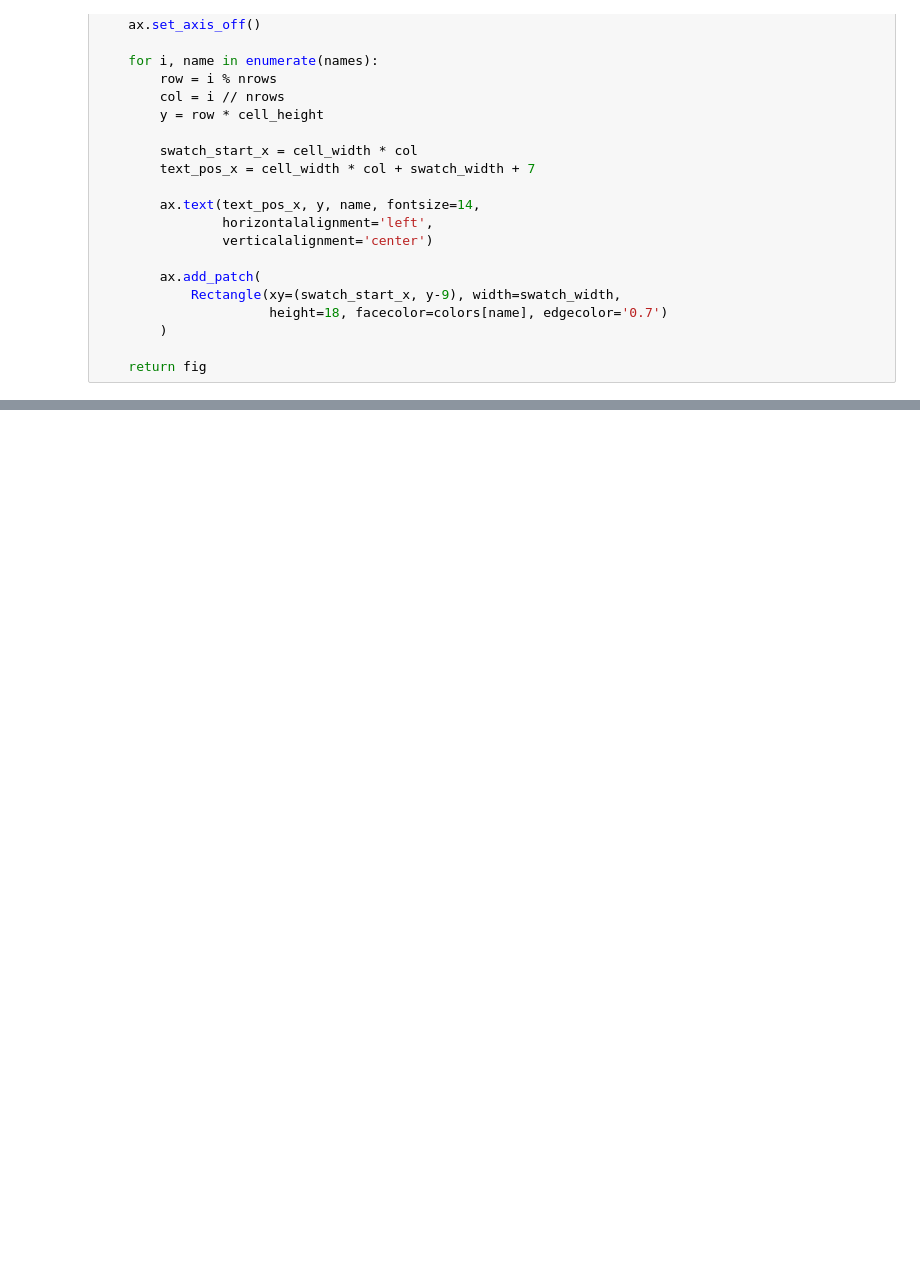
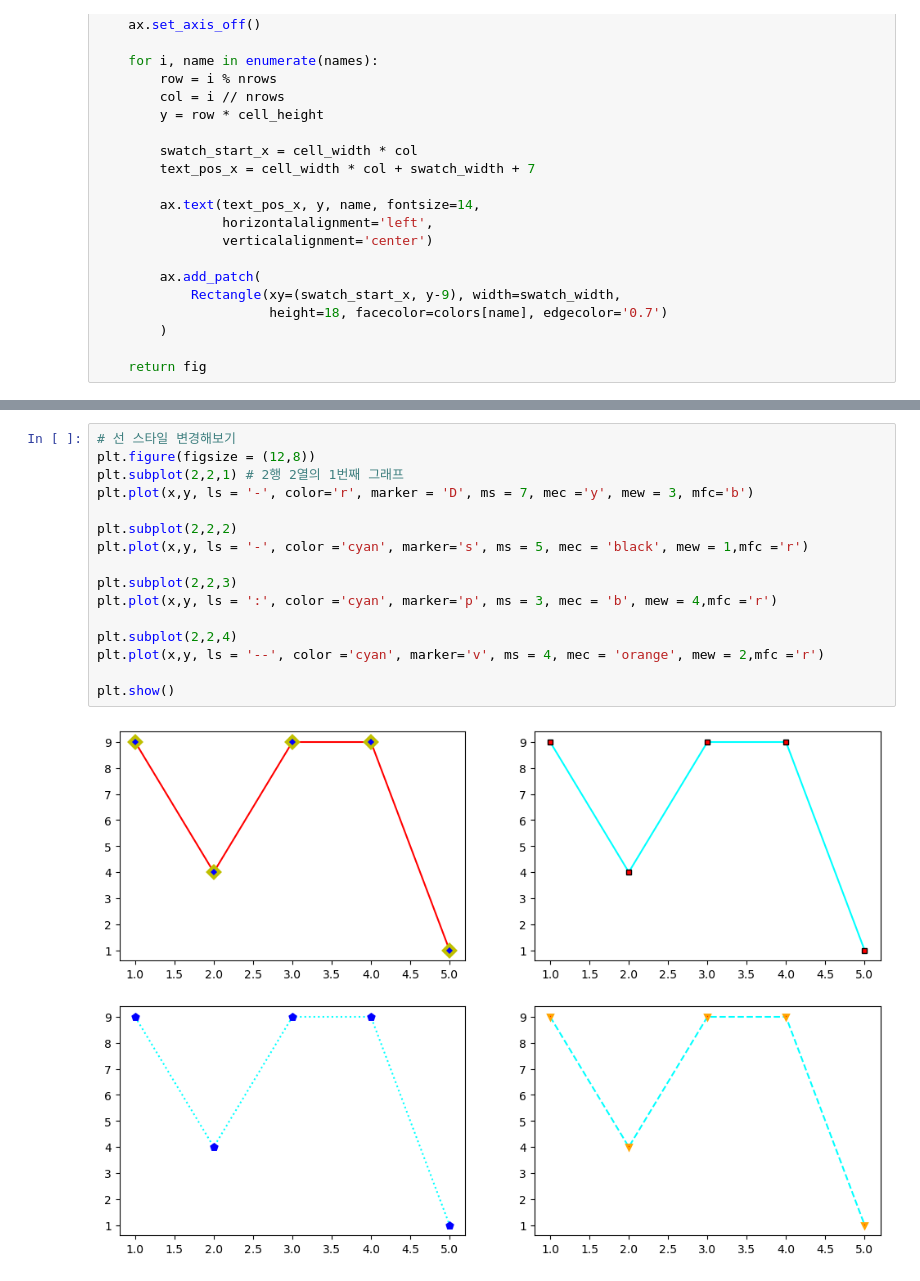
Before and after one commit to RunaHw/Python, a Jupyter notebook: PythonLib/Ex03_matplotlib_데이터시각화실습.ipynb, the cells around one changed output, grey strips where cells are left out. Cells and saved outputs as stored; diff of their text form; blank space fills up the shorter version.

```diff
--- a/PythonLib/Ex03_matplotlib_데이터시각화실습.ipynb
+++ b/PythonLib/Ex03_matplotlib_데이터시각화실습.ipynb
@@ -89,0 +92,18 @@ def plot_colortable(colors, *, ncols=4, sort_colors=True):
+# %%
+# 선 스타일 변경해보기
+plt.figure(figsize = (12,8))
+plt.subplot(2,2,1) # 2행 2열의 1번째 그래프
+plt.plot(x,y, ls = '-', color='r', marker = 'D', ms = 7, mec ='y', mew = 3, mfc='b')
+
+plt.subplot(2,2,2)
+plt.plot(x,y, ls = '-', color ='cyan', marker='s', ms = 5, mec = 'black', mew = 1,mfc ='r')
+
+plt.subplot(2,2,3)
+plt.plot(x,y, ls = ':', color ='cyan', marker='p', ms = 3, mec = 'b', mew = 4,mfc ='r')
+
+plt.subplot(2,2,4)
+plt.plot(x,y, ls = '--', color ='cyan', marker='v', ms = 4, mec = 'orange', mew = 2,mfc ='r')
+
+plt.show()
+# %% [output]
+[figure, added]
```
Also changed, not shown: parts of 46 cells of this notebook, 3 other files.
